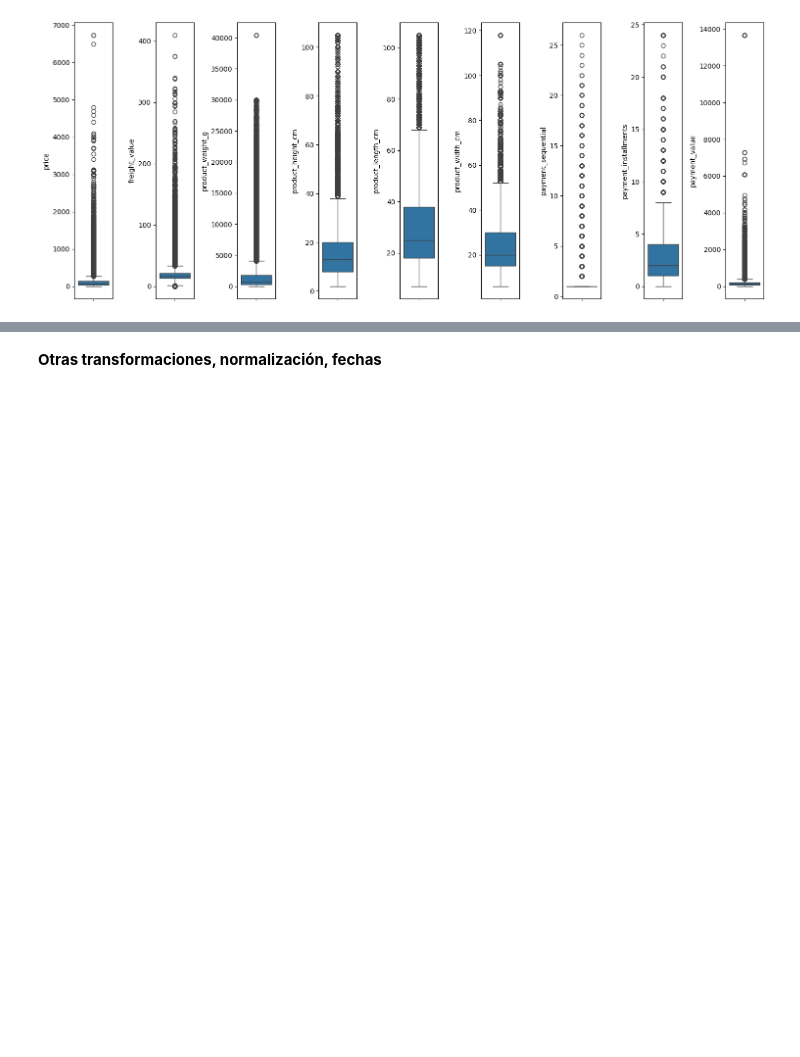
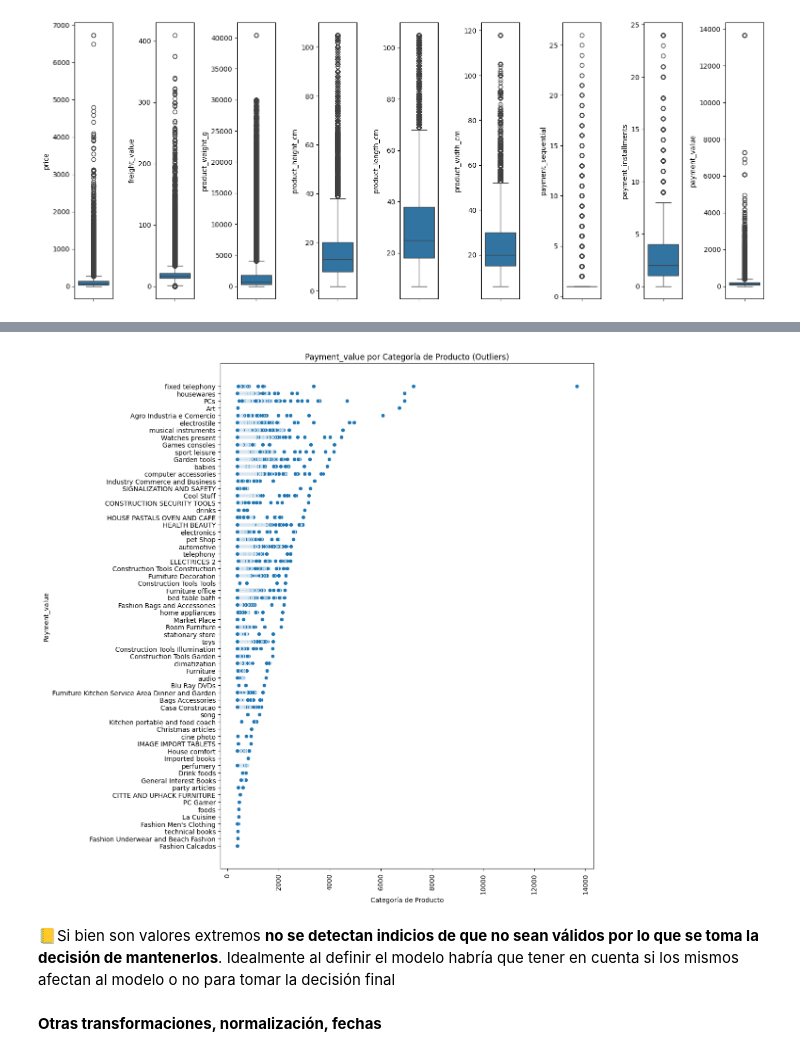
Before and after one commit to nicobotti91/coderds, a Jupyter notebook: etapas_basicas_dsii_botti_1er_entrega_testDSI.ipynb, the cells around one changed output, grey strips where cells are left out. Cells and saved outputs as stored; diff of their text form; code cells hidden in the pictures; blank space fills up the shorter version.

```diff
--- a/etapas_basicas_dsii_botti_1er_entrega_testDSI.ipynb
+++ b/etapas_basicas_dsii_botti_1er_entrega_testDSI.ipynb
@@ -438,0 +448,3 @@ df_original[(df_original['Product_Brand'] == 'Adidas') & (df_original['products'
+# %%
+df_payment_value_outliers_grouped = df_payment_value_outliers_keyvariables.groupby(['product_id','product category','payment_value']).agg({'product_id':'nunique'}).rename(columns={'product_id':'cant_prod'}).sort_values(by='payment_value', ascending=False).reset_index()
+df_payment_value_outliers_grouped
@@ -439,2 +465,20 @@ df_original[(df_original['Product_Brand'] == 'Adidas') & (df_original['products'
+# %%
+# Crear el gráfico de dispersión para ver por categoría los valores de
+plt.figure(figsize=(12, 12)) # Ajusta el tamaño de la figura si es necesario
+sns.scatterplot(data=df_payment_value_outliers_grouped, x='payment_value', y='product category')
+
+# Rotar las etiquetas del eje x para mejor legibilidad si hay muchas categorías
+plt.xticks(rotation=90)
+
+plt.title('Payment_value por Categoría de Producto (Outliers)')
+plt.xlabel('Categoría de Producto')
+plt.ylabel('Payment_value')
+
+plt.tight_layout() # Ajusta el diseño para evitar que las etiquetas se corten
+plt.show()
+# %% [output]
+[figure, added]
+# %% [markdown]
+📒Si bien son valores extremos **no se detectan indicios de que no sean válidos por lo que se toma la decisión de mantenerlos**. Idealmente al definir el modelo habría que tener en cuenta si los mismos afectan al modelo o no para tomar la decisión final
 # %% [markdown]
 **Otras transformaciones, normalización, fechas**
```
Also changed, not shown: parts of 27 cells of this notebook.
